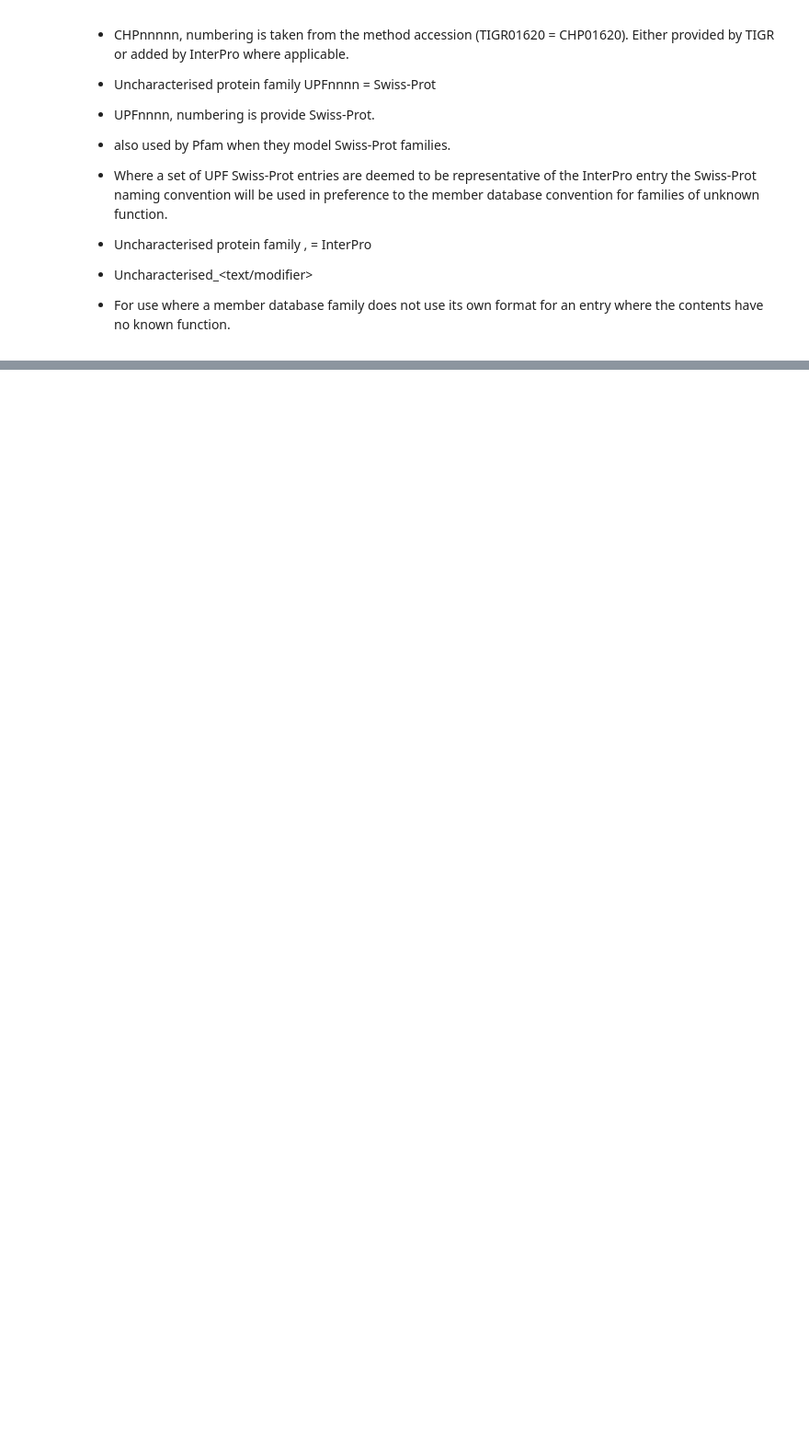
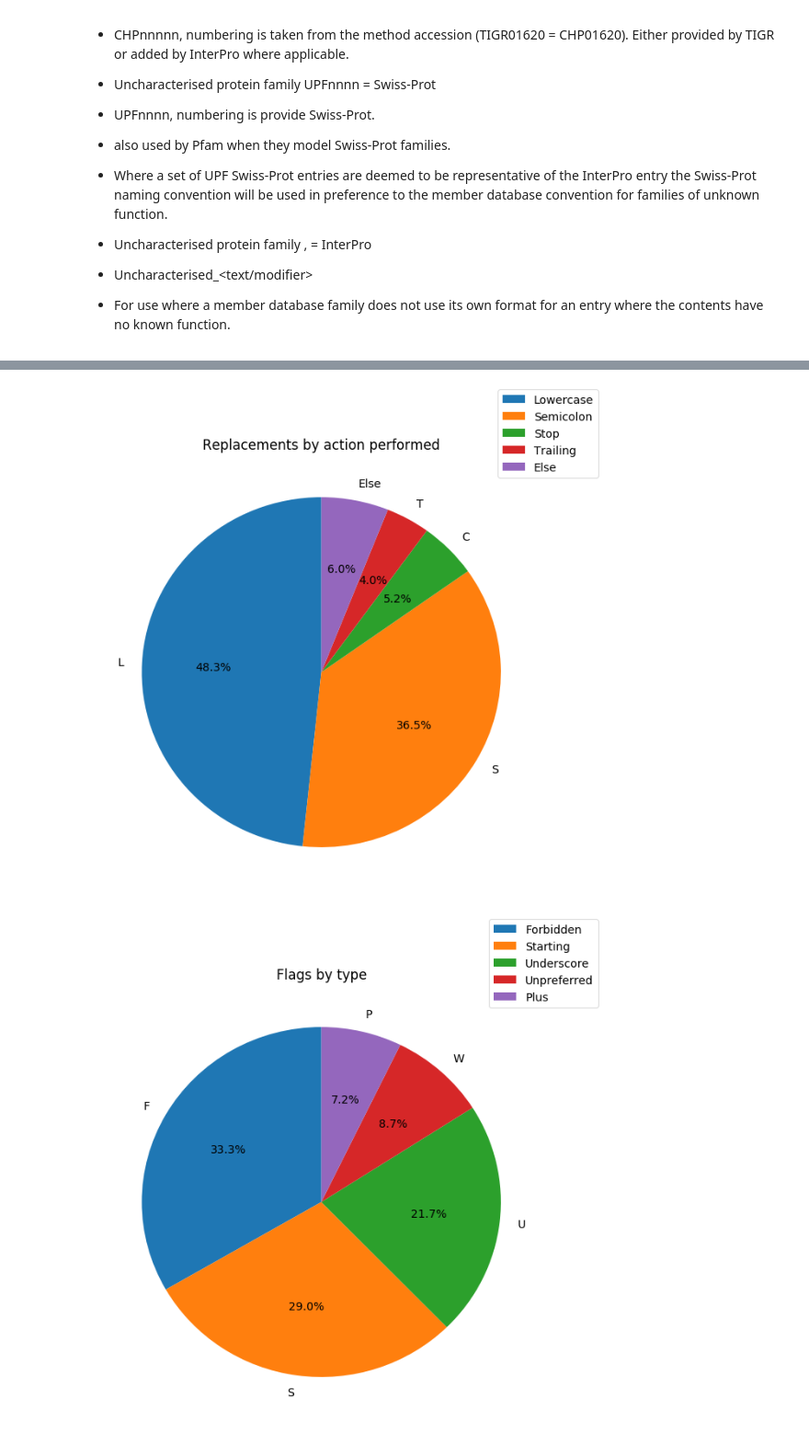
Before and after one commit to CATH-summer-2018/SFAM-renaming, a Jupyter notebook: renaming.ipynb, the cells around one changed output, grey strips where cells are left out. Shown at 92% size. Cells and saved outputs as stored; diff of their text form; code cells hidden in the pictures; blank space fills up the shorter version.

Commit message:
improved README, added graphs

```diff
--- a/renaming.ipynb
+++ b/renaming.ipynb
@@ -169,0 +170,35 @@ D.compile_flags().dropna().to_csv('./results/flagged.tsv', sep='\t')
+# %%
+repl_labels = ["Lowercase", 'Semicolon', 'Stop', 'Trailing', 'Else']
+flag_labels = ["Forbidden", 'Starting', 'Underscore', 'Unpreferred', 'Plus']
+def plot_pie(func, savedname=False, title=False, legend=False):
+    val = func.dropna()['COMMENT'].value_counts()
+    val['Else'] = val[val < val.sum()/20].sum()
+    labels = val[val>3].index
+    values = val[val>3].values
+    matplotlib.rcParams['font.size'] = 14.0
+    fig, ax = plt.subplots(figsize=(10,10))
+    ax.pie(values,
+          labels=labels,
+          startangle=90,
+          autopct='%1.1f%%')
+    handles, labels = ax.get_legend_handles_labels()
+    ax.legend(handles, legend, bbox_to_anchor=(1, 1),
+           bbox_transform=plt.gcf().transFigure)
+    if title:
+        plt.title(title)
+    if savedname:
+        plt.savefig(savedname, bbox_inches='tight')
+    plt.show()
+# %%
+plot_pie(D.implement_replacements(),
+         savedname='./plots/replacement.png',
+         title='Replacements by action performed',
+         legend=repl_labels)
+plot_pie(D.compile_flags(),
+        savedname='./plots/flags.png',
+        title='Flags by type',
+        legend=flag_labels
+        )
+# %% [output]
+[figure, added]
+[figure, added]
```
Also changed, not shown: parts of 3 cells of this notebook, 3 other files.
